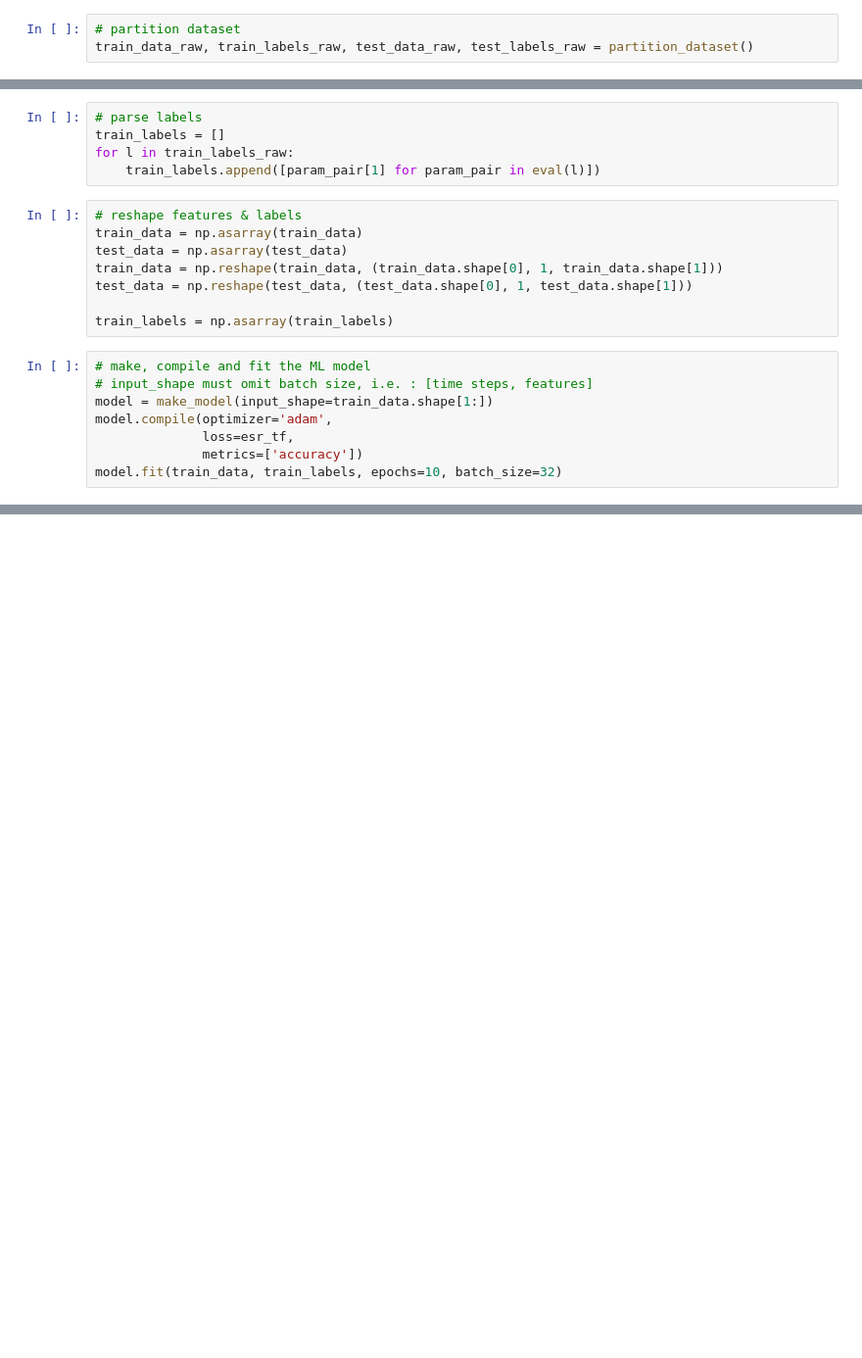
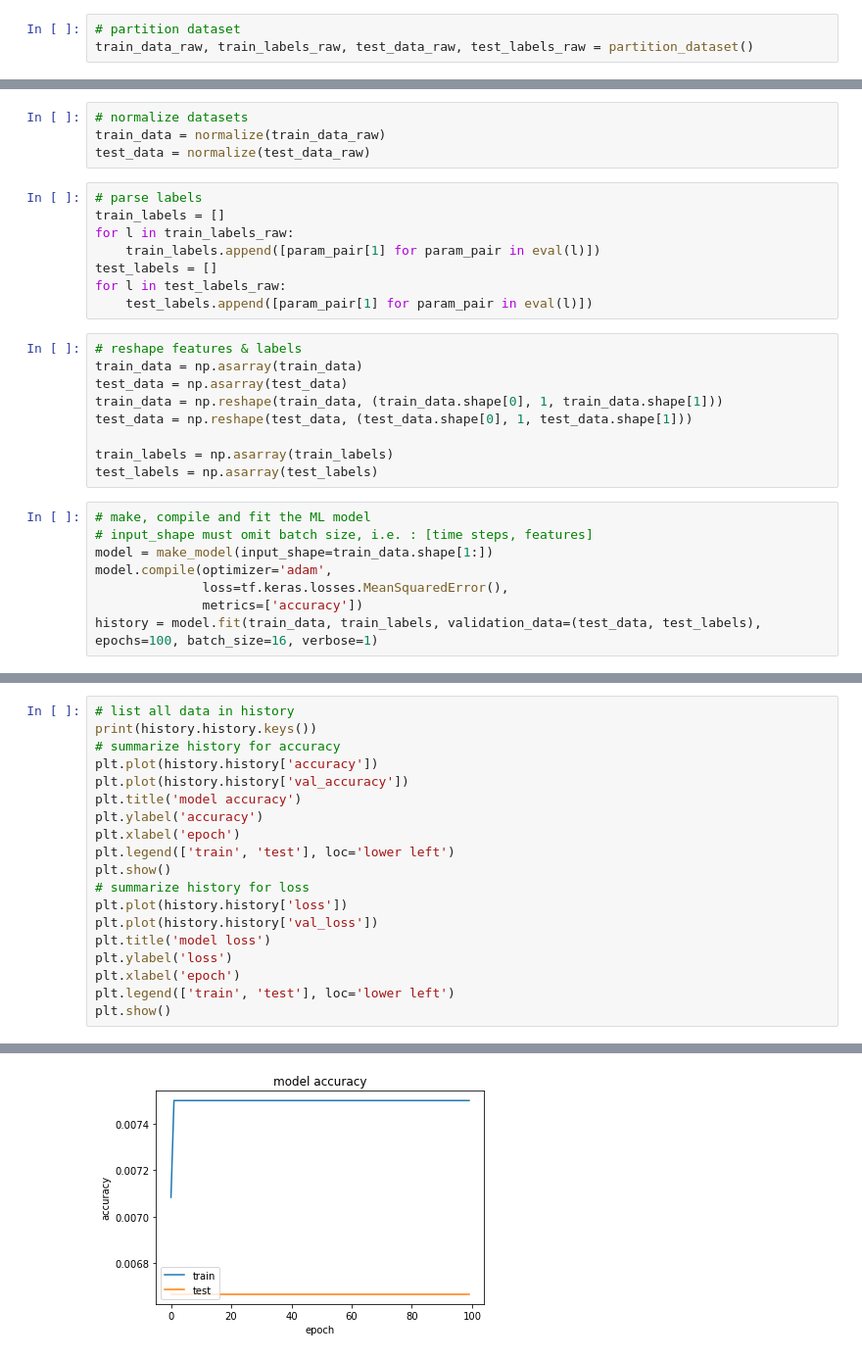
Before and after one commit to sedwardsmarsh/neural-synth, a Jupyter notebook: jupyter.ipynb, the cells around one changed output, grey strips where cells are left out. Shown: that part at 98% size. Cells and saved outputs as stored; diff of their text form; blank space fills up the shorter version.

Commit message:
model is finally trainable! 😎

```diff
--- a/jupyter.ipynb
+++ b/jupyter.ipynb
@@ -115,8 +84,15 @@ for i, d in enumerate(test_data_raw):
+# %%
+# normalize datasets
+train_data = normalize(train_data_raw)
+test_data = normalize(test_data_raw)
 # %%
 # parse labels
 train_labels = []
 for l in train_labels_raw:
     train_labels.append([param_pair[1] for param_pair in eval(l)])
+test_labels = []
+for l in test_labels_raw:
+    test_labels.append([param_pair[1] for param_pair in eval(l)])
 # %%
 # reshape features & labels
 train_data = np.asarray(train_data)
@@ -125,12 +101,13 @@ train_data = np.reshape(train_data, (train_data.shape[0], 1, train_data.shape[1]
 test_data = np.reshape(test_data, (test_data.shape[0], 1, test_data.shape[1]))
 
 train_labels = np.asarray(train_labels)
+test_labels = np.asarray(test_labels)
 # %%
 # make, compile and fit the ML model
 # input_shape must omit batch size, i.e. : [time steps, features]
 model = make_model(input_shape=train_data.shape[1:])
 model.compile(optimizer='adam',
-              loss=esr_tf,
+              loss=tf.keras.losses.MeanSquaredError(),
               metrics=['accuracy'])
-model.fit(train_data, train_labels, epochs=10, batch_size=32)
+history = model.fit(train_data, train_labels, validation_data=(test_data, test_labels), epochs=100, batch_size=16, verbose=1)
 # %% [output]
@@ -145,0 +136,20 @@ ValueError: in user code:
+# %%
+# list all data in history
+print(history.history.keys())
+# summarize history for accuracy
+plt.plot(history.history['accuracy'])
+plt.plot(history.history['val_accuracy'])
+plt.title('model accuracy')
+plt.ylabel('accuracy')
+plt.xlabel('epoch')
+plt.legend(['train', 'test'], loc='lower left')
+plt.show()
+# summarize history for loss
+plt.plot(history.history['loss'])
+plt.plot(history.history['val_loss'])
+plt.title('model loss')
+plt.ylabel('loss')
+plt.xlabel('epoch')
+plt.legend(['train', 'test'], loc='lower left')
+plt.show()
+# %% [output]
@@ -145,0 +157 @@ ValueError: in user code:
+[figure, added]
```
Also changed, not shown: parts of 4 cells of this notebook.
